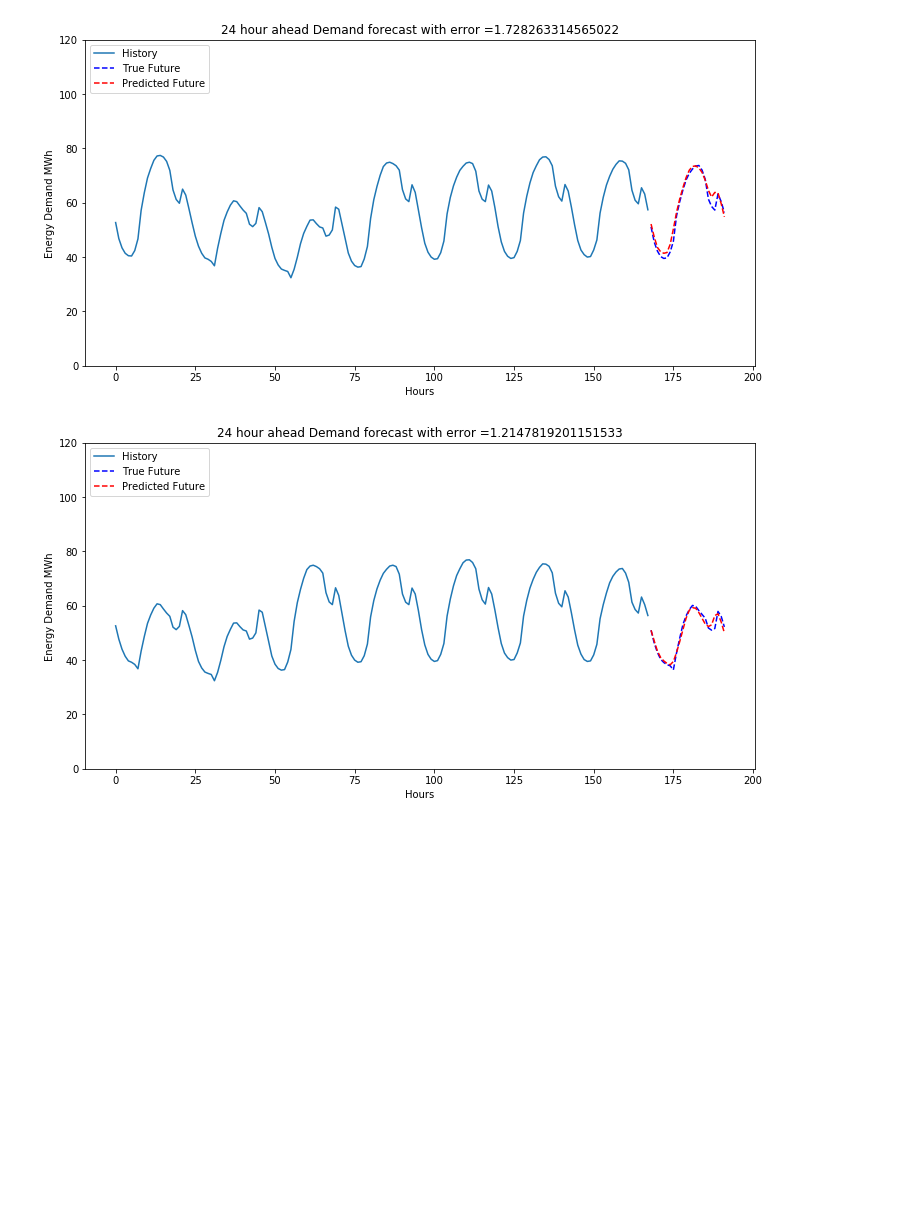
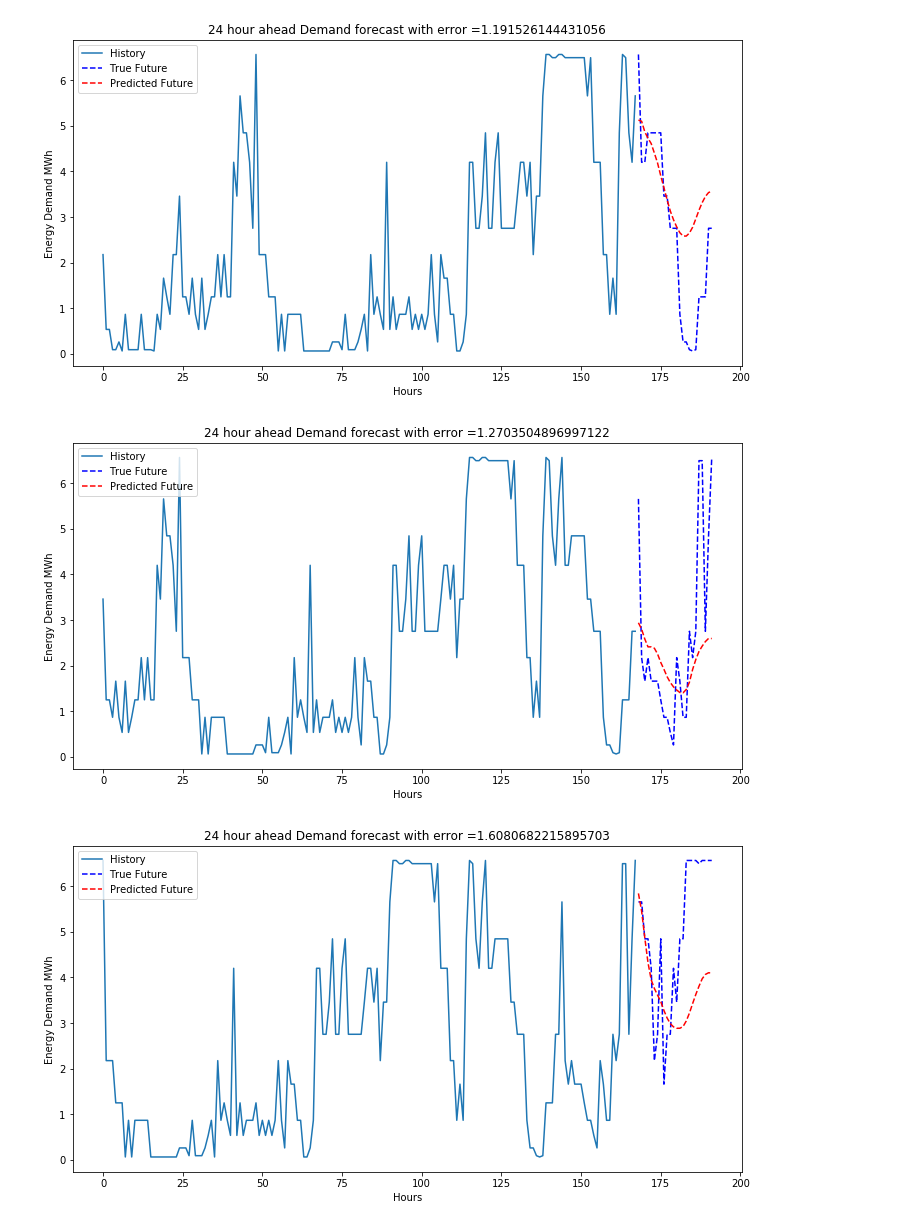
Before and after one commit to javierclb/energy_forecast, a Jupyter notebook: Model.ipynb, the cells around one changed output. Cells and saved outputs as stored; diff of their text form; code cells hidden in the pictures; blank space fills up the shorter version.

```diff
--- a/Model.ipynb
+++ b/Model.ipynb
@@ -7,10 +7,10 @@ import matplotlib.pyplot as plt
 import numpy as np
 import LSTM_CNN as lx
 # %%
-input_file = 'data/chilectra.csv'
+input_file = 'data/Lebu_1_8760.csv'
 df = pd.read_csv(input_file)
 # %%
-input_train, output_train, input_test, output_test, mean, std = lx.get_train_test(df["load"], 168, 24, 8760)
+input_train, output_train, input_test, output_test, mean, std = lx.get_train_test(df["EGrid [MWh]"], 168, 24, 7*8760)
 # %%
 model = lx.build_model(168, 24)
 # %%
@@ -19,7 +19,7 @@ model = lx.train_model(input_train, output_train, epochs=2, train=False)
 pred = lx.model_predict(model, input_test, mean, std)
 # %%
 from plot_results import multi_step_plot
-for i in range(10,20):
+for i in range(800,820):
     plt = multi_step_plot(input_test[24*i]*std+mean, output_test[24*i]*std+mean, pred[24*i])
     plt.show()
 # %% [output]
@@ -34,2 +34,3 @@ for i in range(10,20):
-[figure, old version]
+[figure, new version]
-[figure, old version]
+[figure, new version]
+[figure, added]
```
Also changed, not shown: parts of 1 cell of this notebook, 3 other files.
